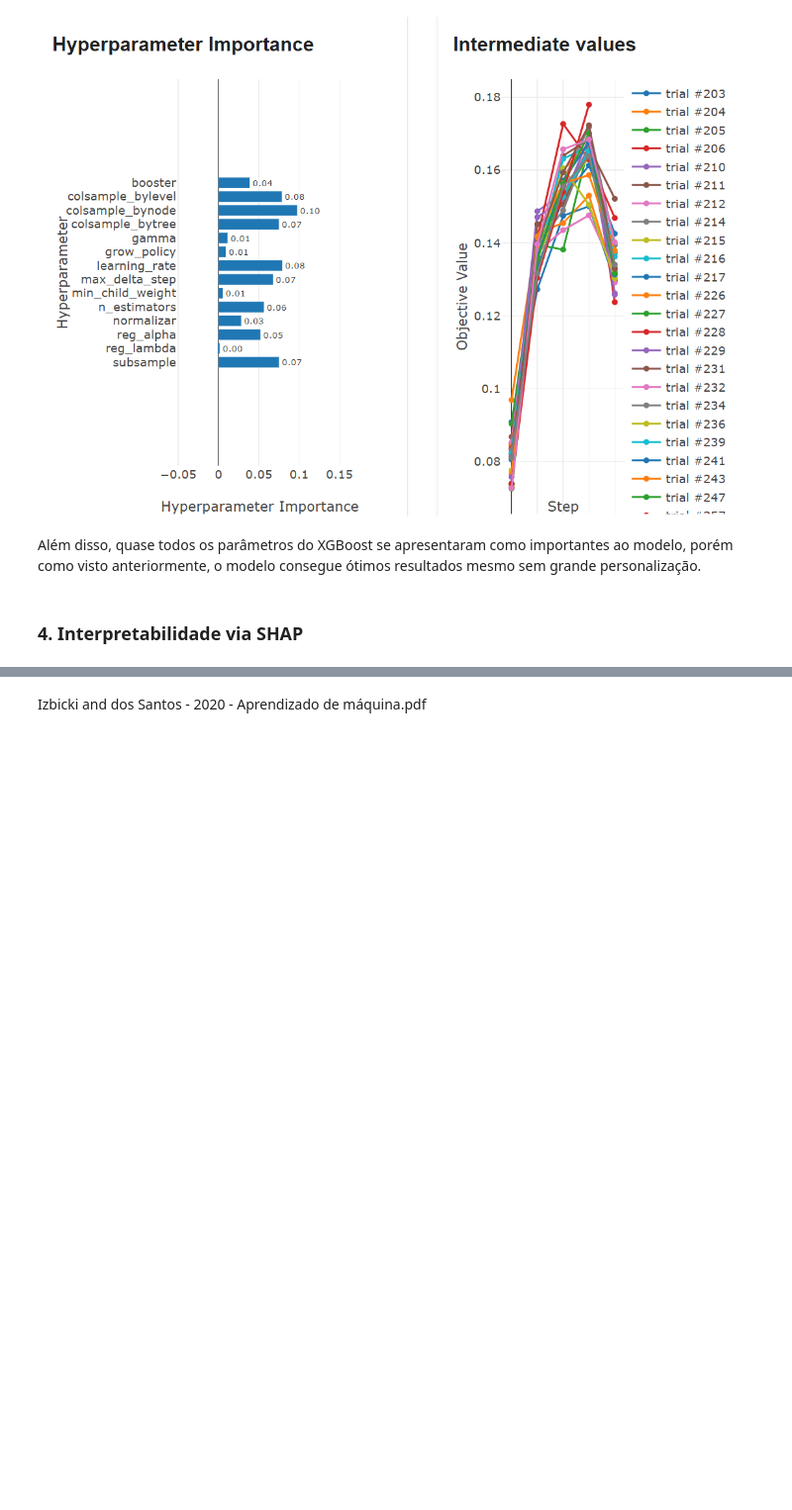
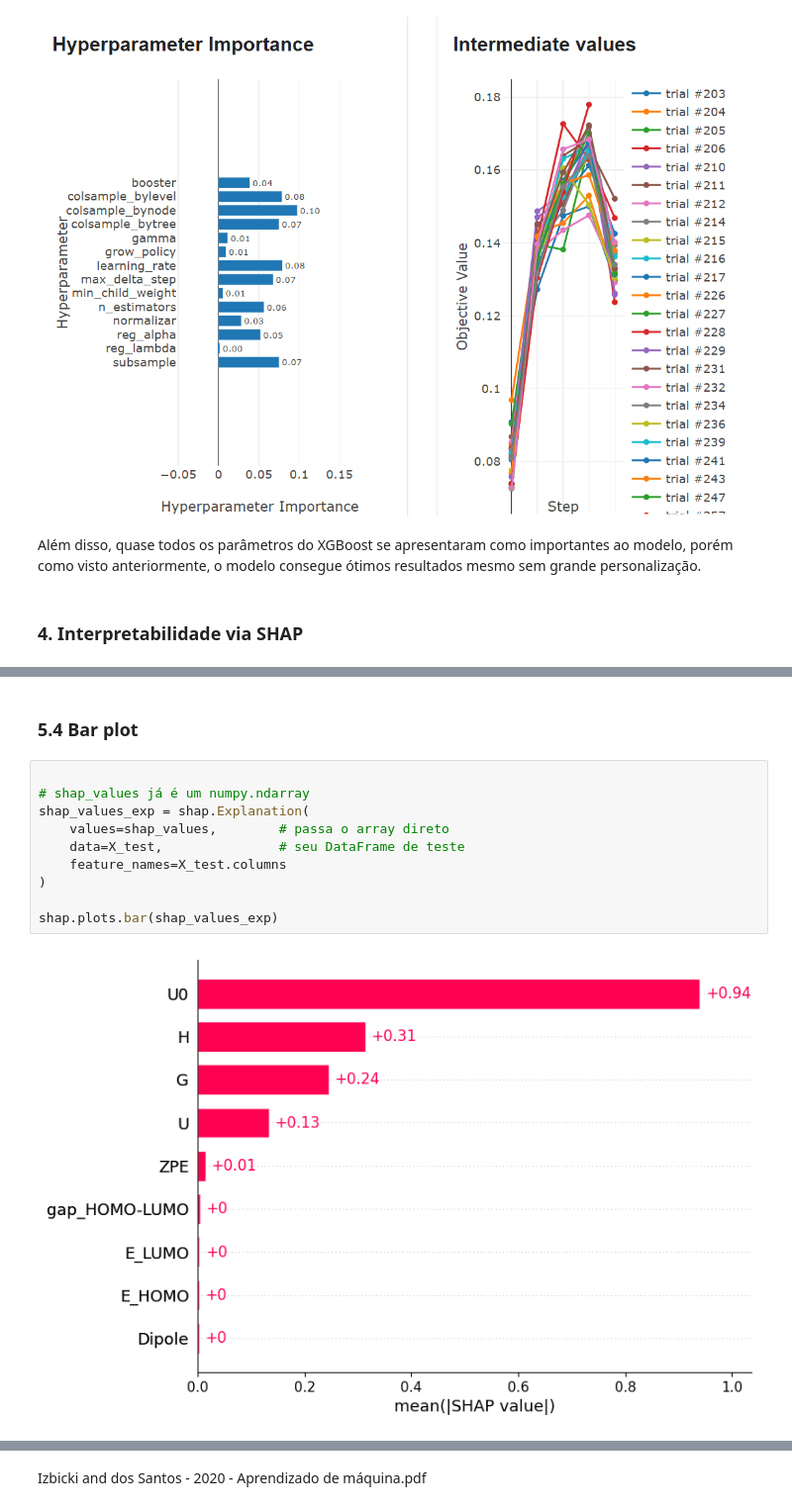
Before and after one commit to mateusjmd/delta-xTB, a Jupyter notebook: machine_learning_models/xgboost.ipynb, the cells around one changed output, grey strips where cells are left out. Shown at 99% size. Saved outputs shown, nothing was run; the diff lists cells and outputs as text; blank space fills up the shorter version.

```diff
--- a/machine_learning_models/xgboost.ipynb
+++ b/machine_learning_models/xgboost.ipynb
@@ -336,0 +521,14 @@ Além disso, quase todos os parâmetros do XGBoost se apresentaram como importan
+# %% [markdown]
+### 5.4 Bar plot
+# %%
+
+# shap_values já é um numpy.ndarray
+shap_values_exp = shap.Explanation(
+    values=shap_values,        # passa o array direto
+    data=X_test,               # seu DataFrame de teste
+    feature_names=X_test.columns
+)
+
+shap.plots.bar(shap_values_exp)
+# %% [output]
+[figure, added]
```
Also changed, not shown: parts of 24 cells of this notebook.
